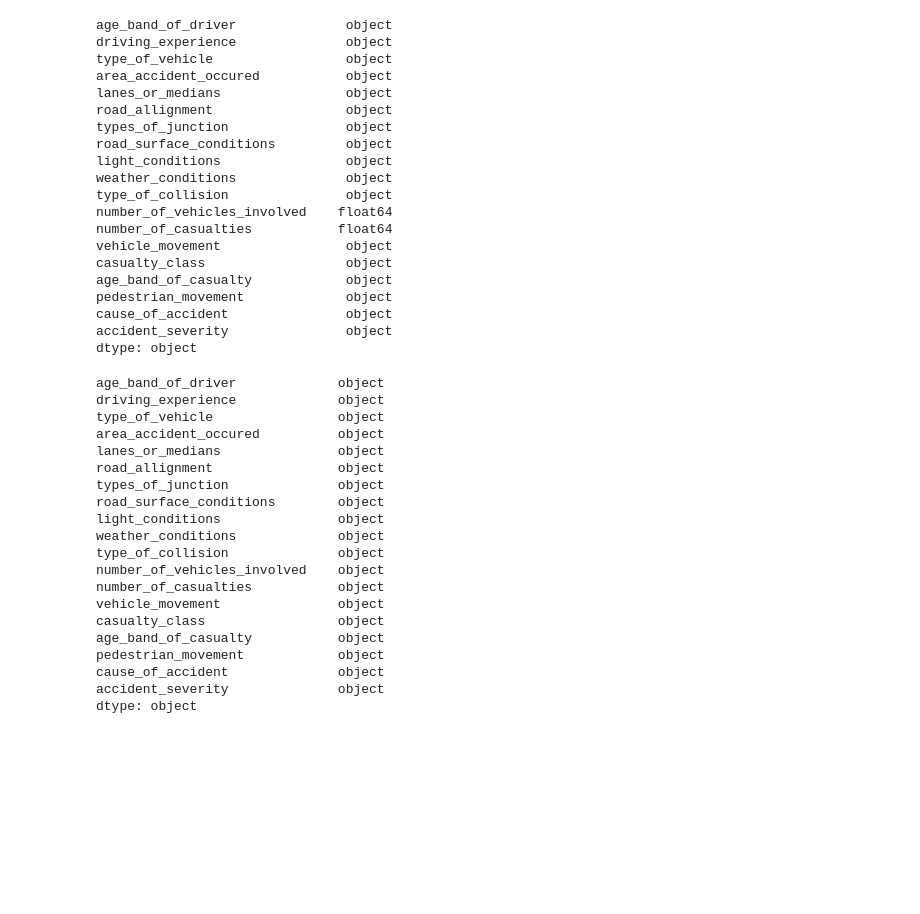
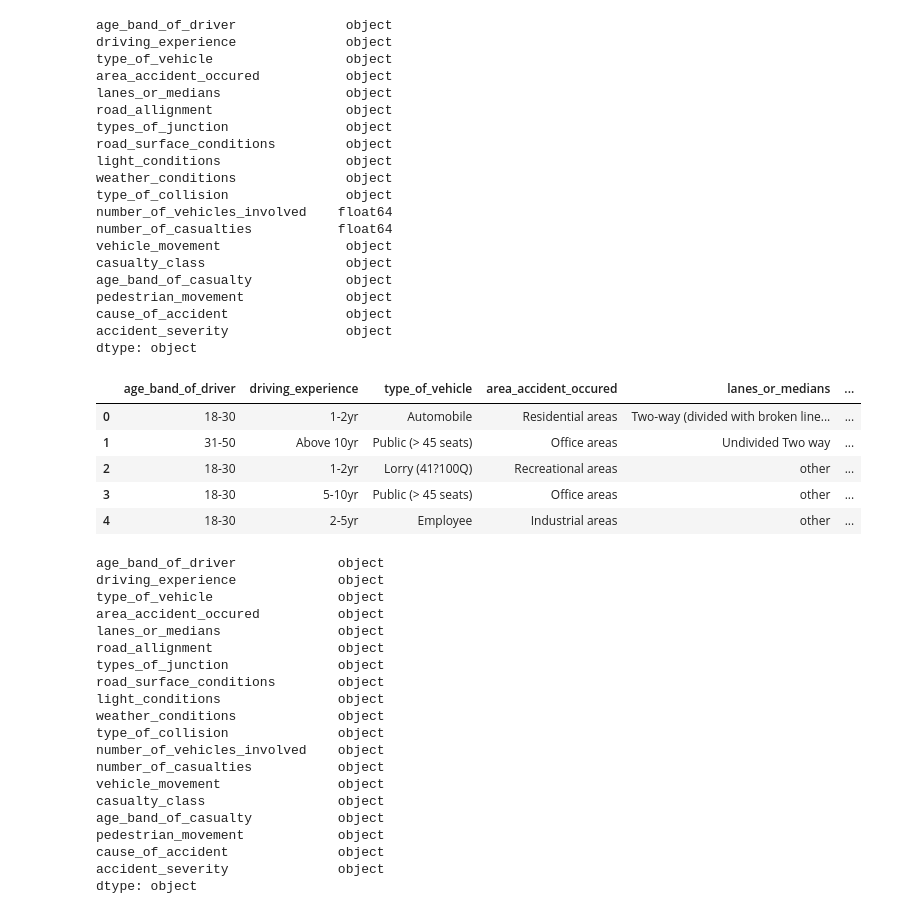
Before and after one commit to Adity-star/Road-Traffic-Accident-Severity-Prediction, a Jupyter notebook: Road Traffic Accident Severity Prediction.ipynb, the cells around one changed output. Cells and saved outputs as stored; diff of their text form; code cells hidden in the pictures; blank space fills up the shorter version.

```diff
--- a/Road Traffic Accident Severity Prediction.ipynb
+++ b/Road Traffic Accident Severity Prediction.ipynb
@@ -18,5 +18,5 @@ from sklearn.model_selection import KFold # import KFold
 from sklearn.ensemble import RandomForestClassifier,AdaBoostClassifier,GradientBoostingClassifier
 from sklearn.metrics import accuracy_score,classification_report,confusion_matrix
 # %%
-df1 = pd.read_excel('Accident prediction/Datasets/RTA Dataset.xlsx')
-df2 = pd.read_excel('Accident prediction/Datasets/RTADatasetE1.xlsx')
+df1 = pd.read_csv(r'C:\Users\Administrator\OneDrive\Desktop\Accident prediction\Datasets\raw\RTA Dataset.csv')
+df2 = pd.read_csv(r'C:\Users\Administrator\OneDrive\Desktop\Accident prediction\Datasets\raw\RTADatasetE1.csv')
@@ -443,6 +441,15 @@ pedestrian_movement             object
 cause_of_accident               object
 accident_severity               object
 dtype: object
+# %%
+new_df.head()
+# %% [output]
+|  | age_band_of_driver | driving_experience | type_of_vehicle | area_accident_occured | lanes_or_medians | ... |
+| 0 | 18-30 | 1-2yr | Automobile | Residential areas | Two-way (divided with broken line... | ... |
+| 1 | 31-50 | Above 10yr | Public (> 45 seats) | Office areas | Undivided Two way | ... |
+| 2 | 18-30 | 1-2yr | Lorry (41?100Q) | Recreational areas | other | ... |
+| 3 | 18-30 | 5-10yr | Public (> 45 seats) | Office areas | other | ... |
+| 4 | 18-30 | 2-5yr | Employee | Industrial areas | other | ... |
 # %%
 new_df = new_df.astype({'number_of_vehicles_involved':'object','number_of_casualties':'object'})
 # %%
```
Also changed, not shown: parts of 3 cells of this notebook, 16 other files.
